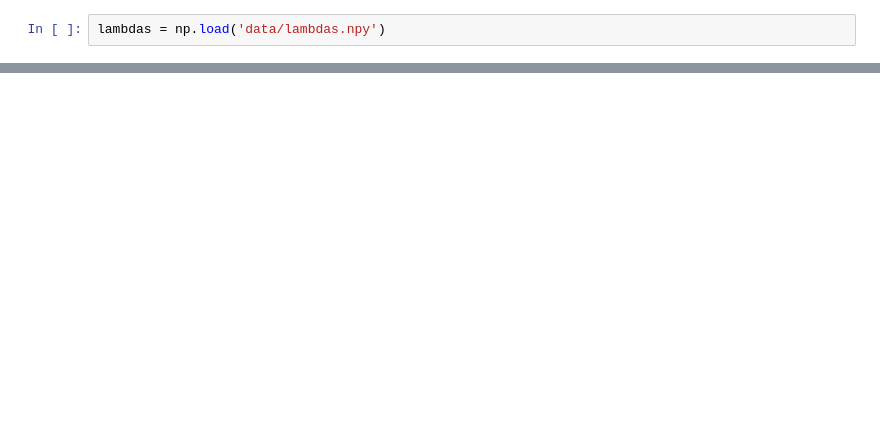
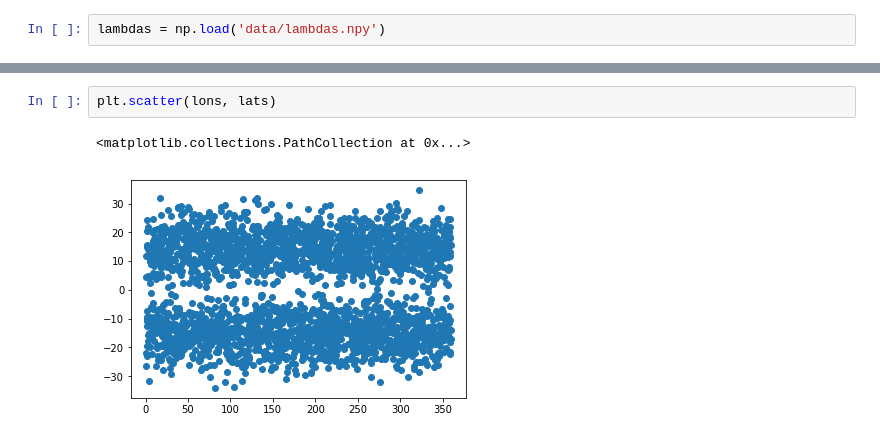
Before and after one commit to bmorris3/orso, a Jupyter notebook: single_ensemble.ipynb, the cells around one changed output, grey strips where cells are left out. Drawn from its saved outputs; the diff is of its cells as text; blank space fills up the shorter version.

```diff
--- a/single_ensemble.ipynb
+++ b/single_ensemble.ipynb
@@ -66,3 +67,8 @@ for i in range(n_iterations):
+# %%
+plt.scatter(lons, lats)
+# %% [output]
+<matplotlib.collections.PathCollection at 0x...>
+[figure, added]
 # %%
 plt.hist(np.array(residual_ptp) * 1e6);
 # %% [output]
```
Also changed, not shown: parts of 3 cells of this notebook, 5 other files.
